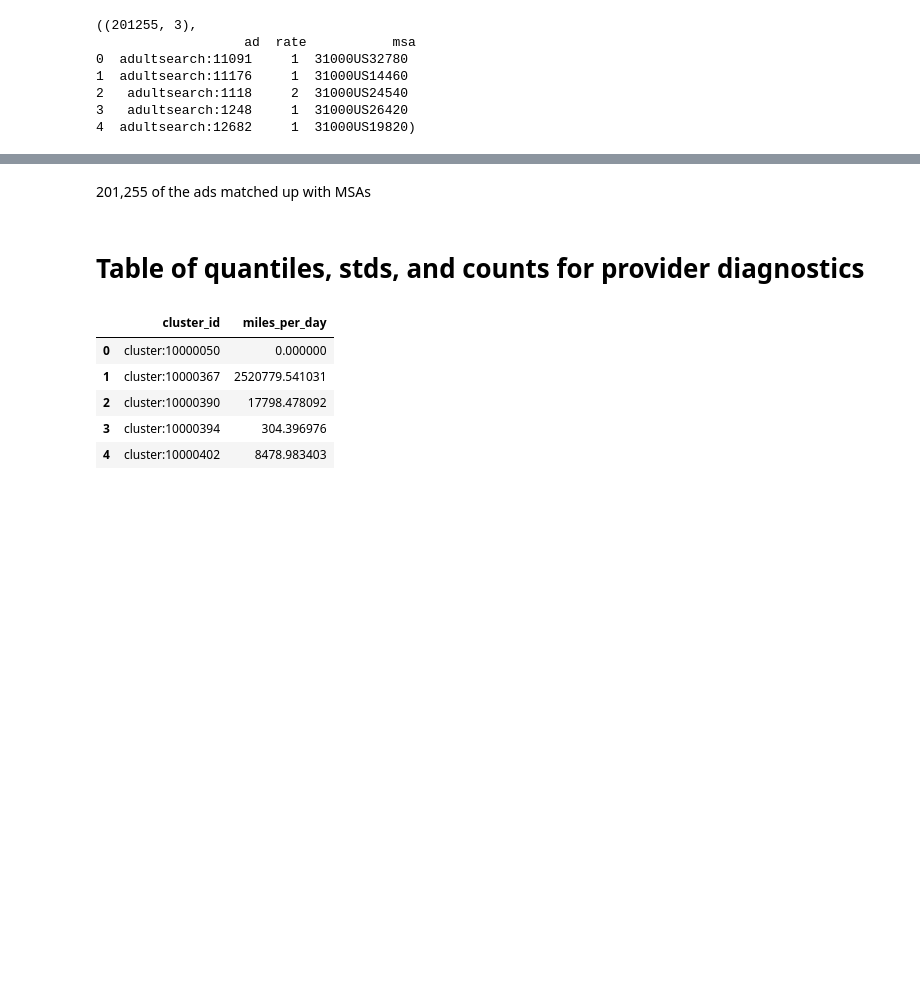
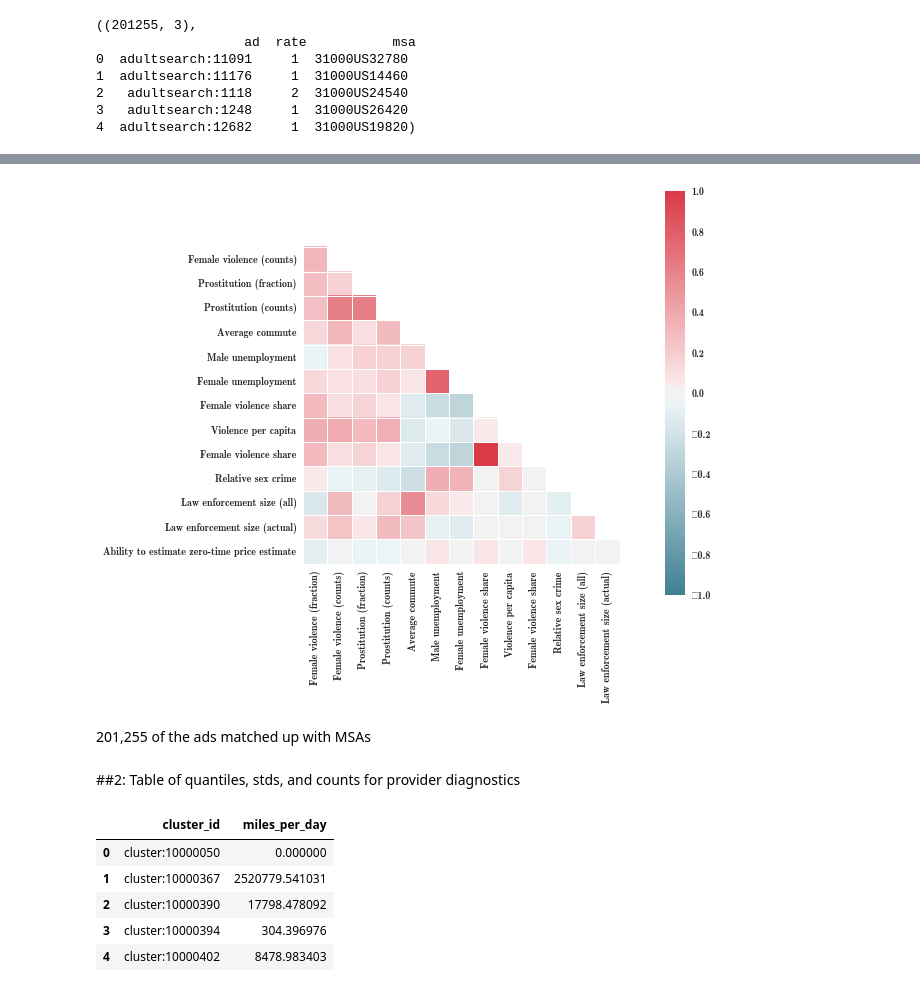
Before and after one commit to giantoak/memex-diagnostics, a Jupyter notebook: notebooks/Price per hour diagnostics.ipynb, the cells around one changed output, grey strips where cells are left out. Cells and saved outputs as stored; diff of their text form; code cells hidden in the pictures; blank space fills up the shorter version.

Commit message:
zero time correlation matrix

```diff
--- a/notebooks/Price per hour diagnostics.ipynb
+++ b/notebooks/Price per hour diagnostics.ipynb
@@ -192,3 +218,8 @@ unique_prices = cluster_rates.groupby('cluster').price.nunique()
+# %%
+regression_columns = ['census_msa_code', 'female_violence_fraction', 'female_violence_counts', 'prostitution_fraction', 'prostitution_counts', 'avg_commute', 'male_epop', 'female_epop', 'female_violence_share','violence_per_capita','female_violence_share','relative_sex_crime','swnftemp','swnauthemp']
+df_msa_trunc = df_msa[regression_columns]
+# %%
+msa_variables = df_msa_trunc.groupby('census_msa_code').mean()
 # %%
 # Number of ads with zero-time price = number of ads with more than one listing n = 968,213
 
@@ -222,3 +253,7 @@ msa_rates.shape, msa_rates.head()
 2   adultsearch:1118     2  31000US24540
 3   adultsearch:1248     1  31000US26420
 4  adultsearch:12682     1  31000US19820)
+# %%
+msa_avg_listed_num = msa_rates.groupby('msa').rate.mean()
+# %%
+post_rate_msa_merge = pd.merge(msa_variables.reset_index(), msa_avg_listed_num.reset_index(), left_on='census_msa_code', right_on='msa')
@@ -225,7 +281,36 @@ msa_rates.shape, msa_rates.head()
+# %%
+renames = {'female_violence_fraction': 'Female violence (fraction)',
+           'female_violence_counts': 'Female violence (counts)',
+           'prostitution_fraction': 'Prostitution (fraction)',
+           'prostitution_counts': 'Prostitution (counts)',
+           'avg_commute': 'Average commute',
+           'male_epop': 'Male unemployment',
+           'female_epop': 'Female unemployment',
+           'violence_per_capita': 'Violence per capita',
+           'female_violence_share': 'Female violence share',
+           'relative_sex_crime': 'Relative sex crime',
+           'swnftemp': 'Law enforcement size (all)',
+           'swnauthemp': 'Law enforcement size (actual)',
+           'rate': 'Ability to estimate zero-time price estimate'}
+
+
+rs = np.random.RandomState(33)
+
+d = rs.normal(size=post_rate_msa_merge.shape)
+f, ax = plt.subplots(figsize=(9, 9))
+cmap = seaborn.diverging_palette(220, 10, as_cmap=True)
+seaborn.corrplot(post_rate_msa_merge.drop(['census_msa_code', 'msa'], 1).rename(columns=renames),
+                 annot=False, sig_stars=False,
+             diag_names=False, cmap=cmap, ax=ax)
+f.tight_layout()
+
+plt.title('Correlatio
+# %% [output]
+[figure, added]
 # %% [markdown]
 201,255 of the ads matched up with MSAs
 # %% [markdown]
-# Table of quantiles, stds, and counts for provider diagnostics
+##2: Table of quantiles, stds, and counts for provider diagnostics
 # %%
 implied_speeds = pd.read_csv(os.path.join(data_dir, 'made/implied_speed_max_by_provider.csv'))
 implied_speeds.head()
```
Also changed, not shown: parts of 6 cells of this notebook, 1 other file.
